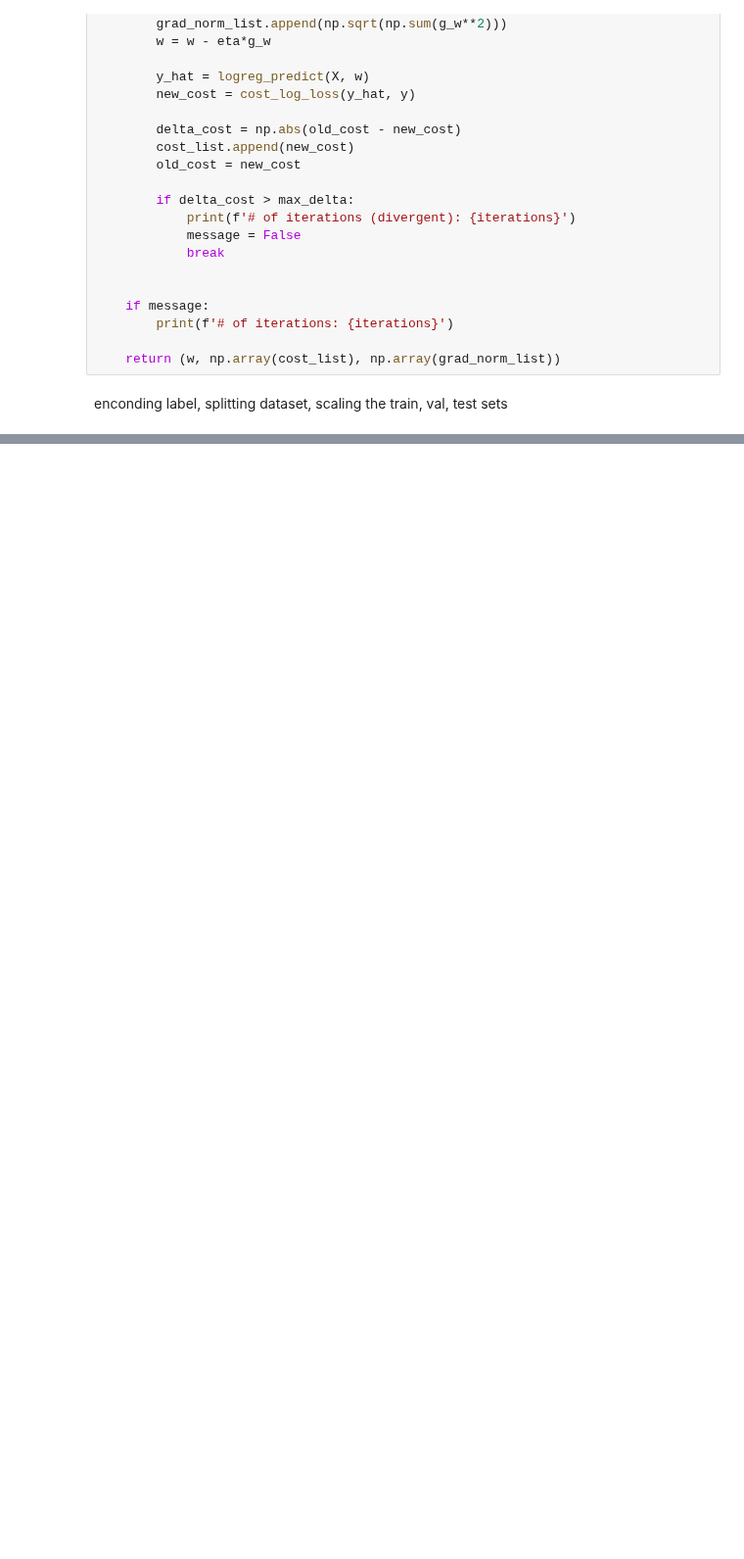
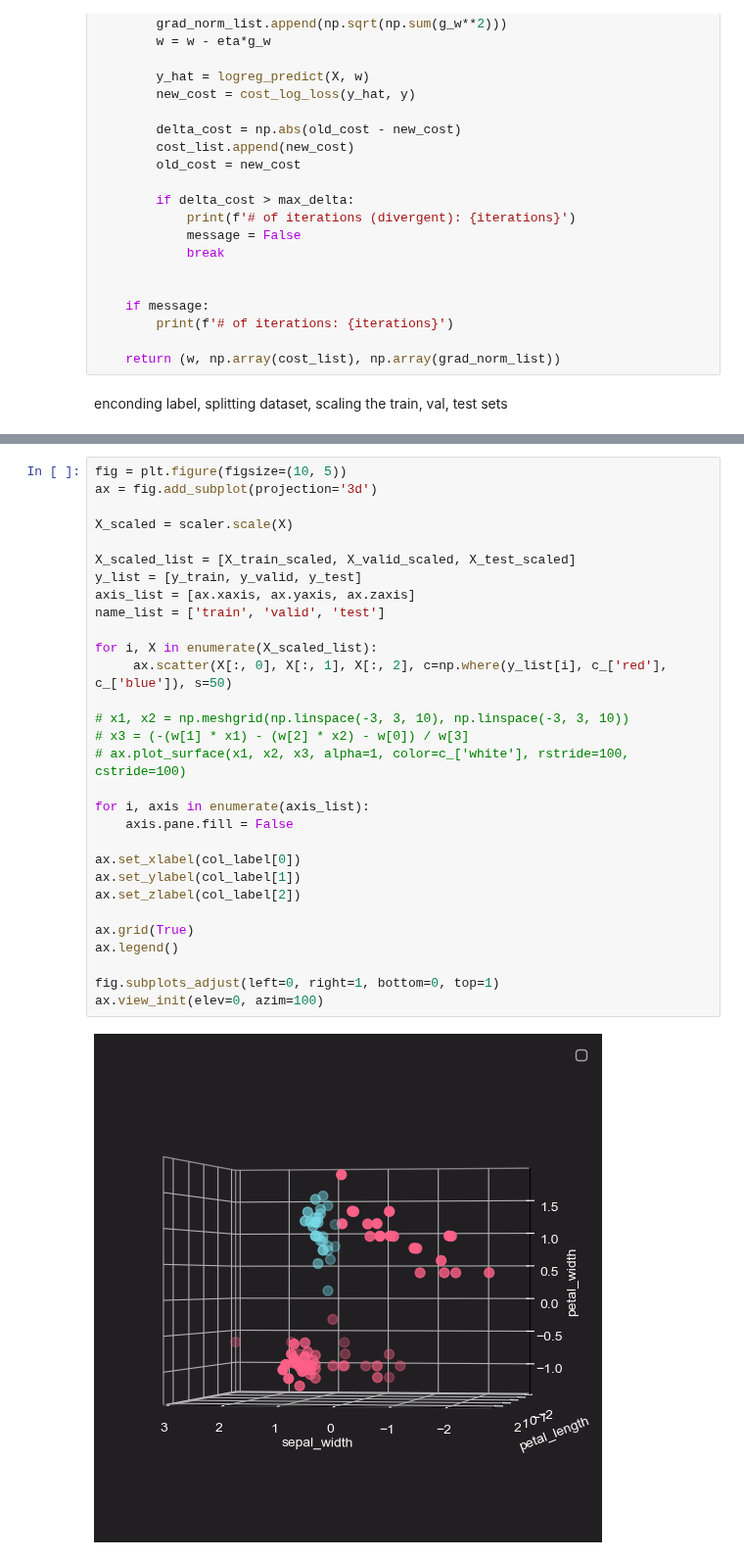
Before and after one commit to jakecreate/machine-learning-from-scratch, a Jupyter notebook: notebooks/1_fundamentals_of_supervised_learning.ipynb, the cells around one changed output, grey strips where cells are left out. Shown at 98% size. Drawn from its saved outputs; the diff is of its cells as text; blank space fills up the shorter version.

```diff
--- a/notebooks/1_fundamentals_of_supervised_learning.ipynb
+++ b/notebooks/1_fundamentals_of_supervised_learning.ipynb
@@ -789,0 +792,32 @@ accuracy: 95.0%
+# %%
+fig = plt.figure(figsize=(10, 5))
+ax = fig.add_subplot(projection='3d')
+
+X_scaled = scaler.scale(X)
+
+X_scaled_list = [X_train_scaled, X_valid_scaled, X_test_scaled]
+y_list = [y_train, y_valid, y_test]
+axis_list = [ax.xaxis, ax.yaxis, ax.zaxis]
+name_list = ['train', 'valid', 'test']
+
+for i, X in enumerate(X_scaled_list):
+     ax.scatter(X[:, 0], X[:, 1], X[:, 2], c=np.where(y_list[i], c_['red'], c_['blue']), s=50)
+
+# x1, x2 = np.meshgrid(np.linspace(-3, 3, 10), np.linspace(-3, 3, 10))
+# x3 = (-(w[1] * x1) - (w[2] * x2) - w[0]) / w[3]
+# ax.plot_surface(x1, x2, x3, alpha=1, color=c_['white'], rstride=100, cstride=100)
+
+for i, axis in enumerate(axis_list):
+    axis.pane.fill = False
+
+ax.set_xlabel(col_label[0])
+ax.set_ylabel(col_label[1])
+ax.set_zlabel(col_label[2])
+
+ax.grid(True)
+ax.legend()
+
+fig.subplots_adjust(left=0, right=1, bottom=0, top=1)
+ax.view_init(elev=0, azim=100)
+# %% [output]
+[figure, added]
```
Also changed, not shown: parts of 7 cells of this notebook.
